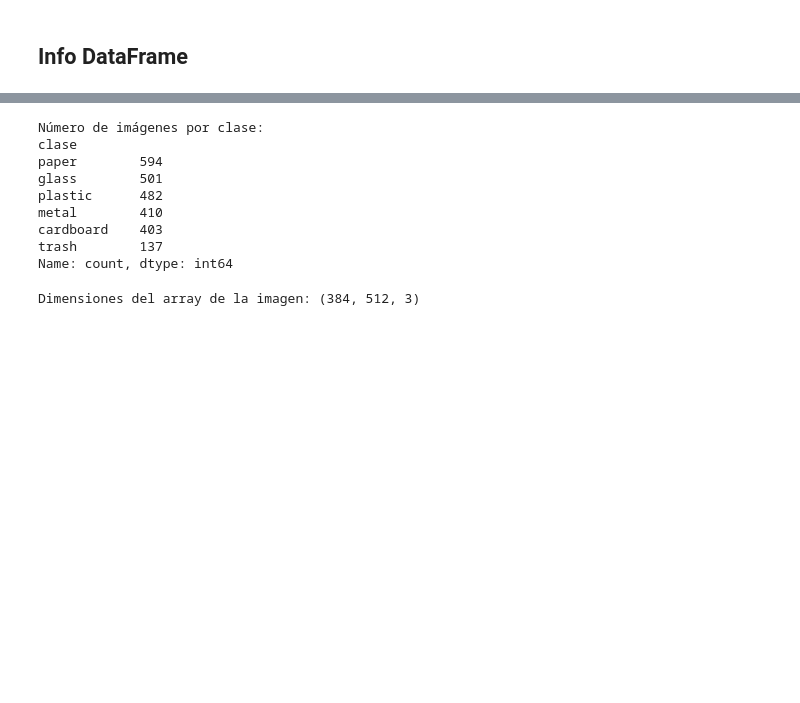
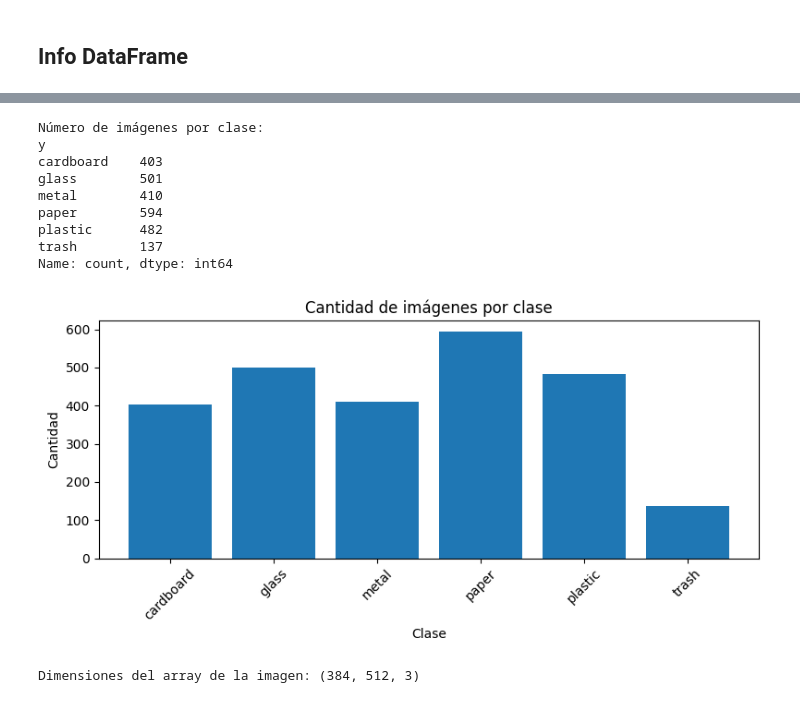
Before and after one commit to juango9/garbage-classification, a Jupyter notebook: notebooks/EDA.ipynb, the cells around one changed output, grey strips where cells are left out. Cells and saved outputs as stored; diff of their text form; code cells hidden in the pictures; blank space fills up the shorter version.

```diff
--- a/notebooks/EDA.ipynb
+++ b/notebooks/EDA.ipynb
@@ -91,17 +63,28 @@ Número de clases: <StringArray>
 Length: 6, dtype: str
 # %%
-#Numero de imagenes por clase
-print("Número de imágenes por clase:")
-print(df['clase'].value_counts())
+# Numero de imagenes por clase + grafico de barras
+conteo = df['y'].value_counts().sort_index()
+print('Número de imágenes por clase:')
+print(conteo)
+
+plt.figure(figsize=(8, 4))
+plt.bar(conteo.index, conteo.values)
+plt.title('Cantidad de imágenes por clase')
+plt.xlabel('Clase')
+plt.ylabel('Cantidad')
+plt.xticks(rotation=45)
+plt.tight_layout()
+plt.show()
 # %% [output]
 Número de imágenes por clase:
-clase
+y
+cardboard    403
+glass        501
+metal        410
 paper        594
-glass        501
 plastic      482
-metal        410
-cardboard    403
 trash        137
 Name: count, dtype: int64
+[figure, added]
 # %%
 #Dimensiones de las imágenes
```
Also changed, not shown: parts of 9 cells of this notebook.
